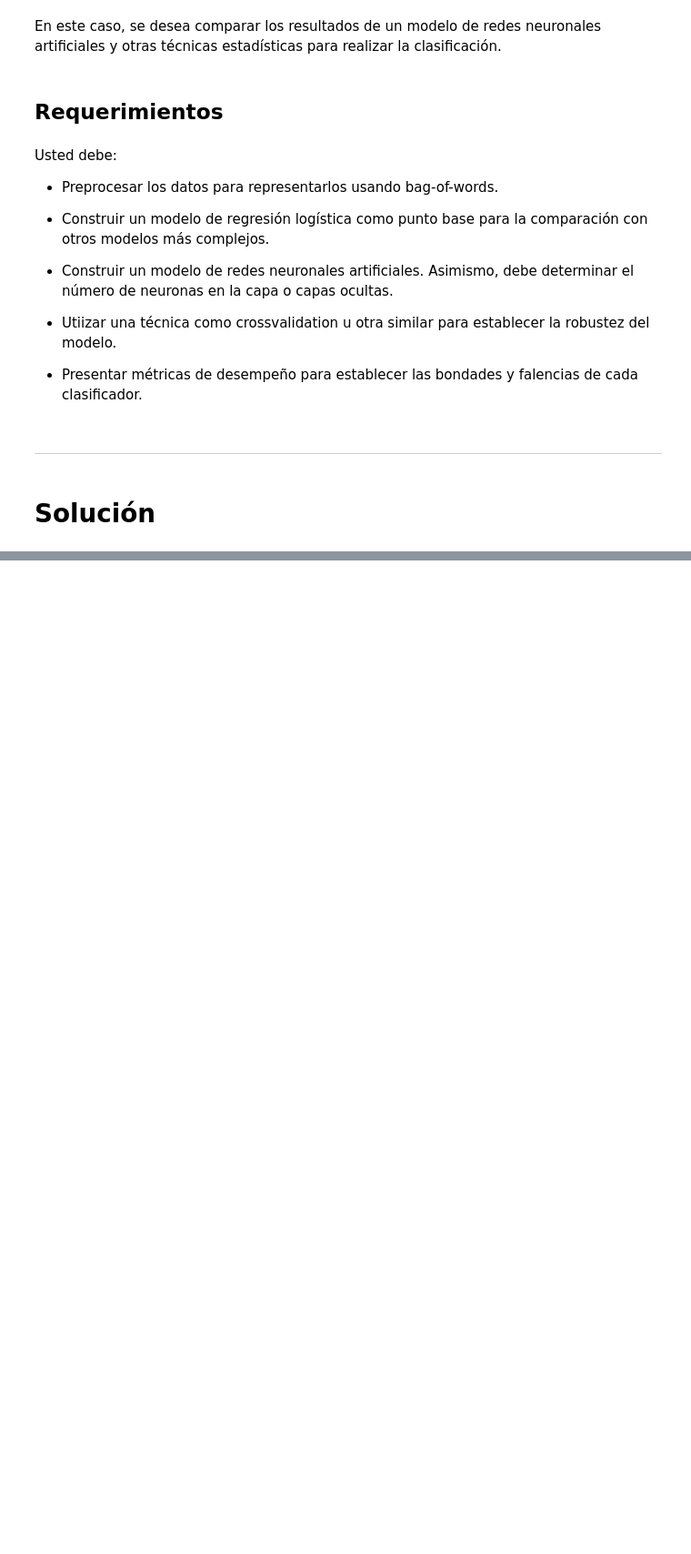
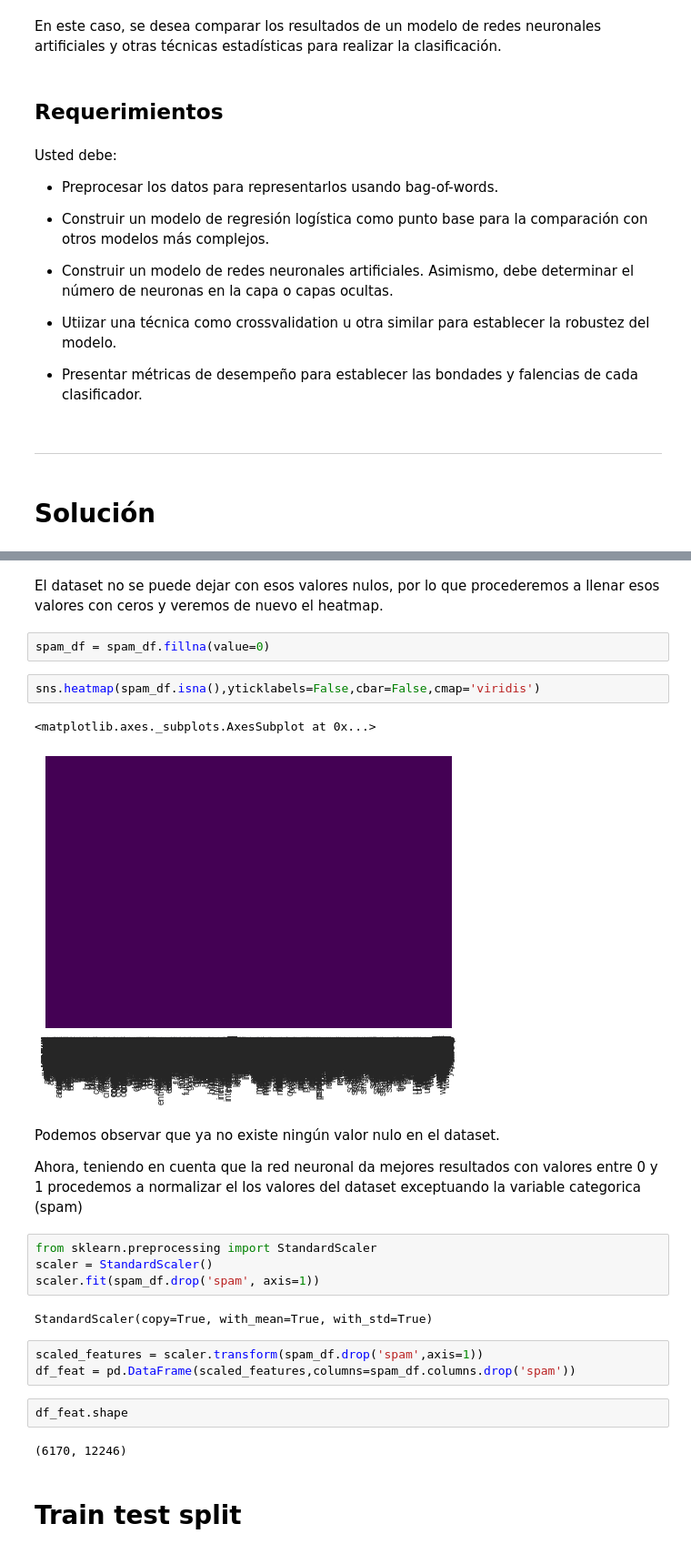
Before and after one commit to ann-2018-03/evaluacion-Daniel2894, a Jupyter notebook: 03-spam.ipynb, the cells around one changed output, grey strips where cells are left out. Shown at 91% size. Drawn from its saved outputs; the diff is of its cells as text; blank space fills up the shorter version.

```diff
--- a/03-spam.ipynb
+++ b/03-spam.ipynb
@@ -92,0 +284,28 @@ print(sms_df.shape) # deberia ser 1897 filas + 4397 filas = 6294 filas y 2 colum
+# %% [markdown]
+El dataset no se puede dejar con esos valores nulos, por lo que procederemos a llenar esos valores con ceros y veremos de nuevo el heatmap.
+# %%
+spam_df = spam_df.fillna(value=0)
+# %%
+sns.heatmap(spam_df.isna(),yticklabels=False,cbar=False,cmap='viridis')
+# %% [output]
+<matplotlib.axes._subplots.AxesSubplot at 0x...>
+[figure, added]
+# %% [markdown]
+Podemos observar que ya no existe ningún valor nulo en el dataset.
+
+Ahora, teniendo en cuenta que la red neuronal da mejores resultados con valores entre 0 y 1 procedemos a normalizar el los valores del dataset exceptuando la variable categorica (spam)
+# %%
+from sklearn.preprocessing import StandardScaler
+scaler = StandardScaler()
+scaler.fit(spam_df.drop('spam', axis=1))
+# %% [output]
+StandardScaler(copy=True, with_mean=True, with_std=True)
+# %%
+scaled_features = scaler.transform(spam_df.drop('spam',axis=1))
+df_feat = pd.DataFrame(scaled_features,columns=spam_df.columns.drop('spam'))
+# %%
+df_feat.shape
+# %% [output]
+(6170, 12246)
+# %% [markdown]
+# Train test split
```
Also changed, not shown: parts of 48 cells of this notebook.
